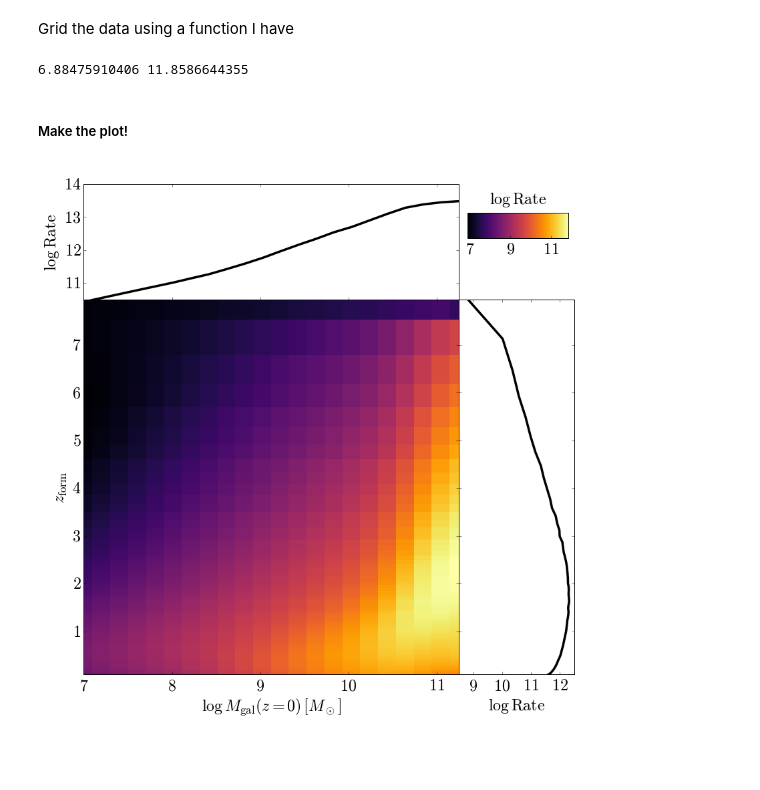
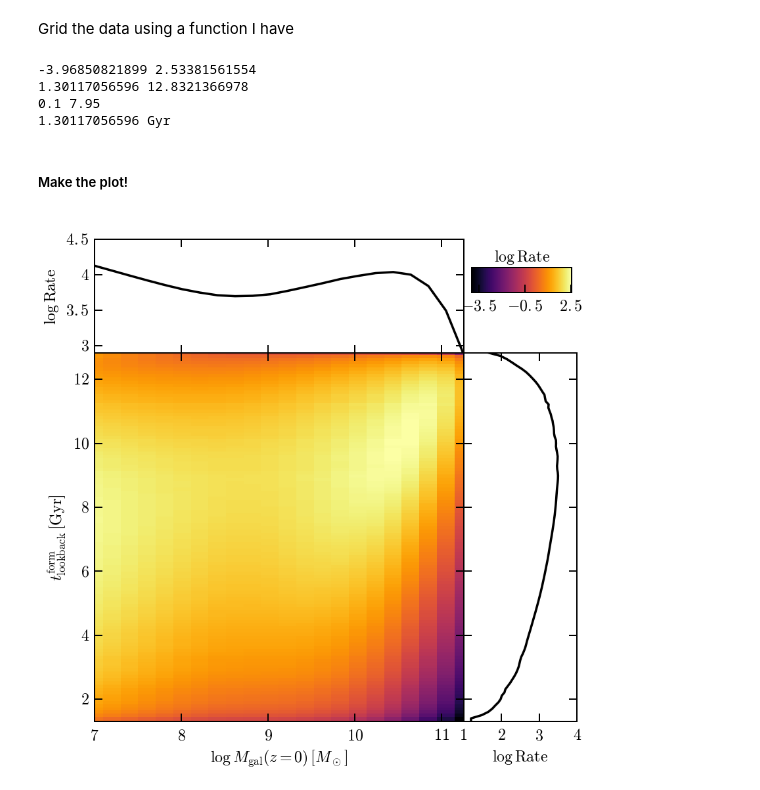
Before and after one commit to fagan2888/LIGOMergerHosts, a Jupyter notebook: make_2d_plot.ipynb, the cells around one changed output. Cells and saved outputs as stored; diff of their text form; code cells hidden in the pictures; blank space fills up the shorter version.

Commit message:
updated 2d plotting notebook to have the y axis be lookback time, rather than zform

```diff
--- a/make_2d_plot.ipynb
+++ b/make_2d_plot.ipynb
@@ -17,5 +25,5 @@ lograte = log10(rate)
 ##### Sum up the data in the vertical and horizontal direction:
 # %%
 uniqM = unique(logM)    #always working in logspace
-uniqz = unique(zform)
+uniqt = unique(tform)
 # %% [markdown]
@@ -24,40 +32,46 @@ uniqM is the x array for the top plot; uniqz is the y array for the right plot (
 Now I need to sum along each axis:
 # %%
 rate_top = empty_like(uniqM)
-rate_right = empty_like(uniqz)
+rate_right = empty_like(uniqt)
 
 # dlogM = 0.2
 # dt = 1e8  #years
 
 for ii in range(uniqM.shape[0]):
     rate_top[ii] = rate[logM==uniqM[ii]].sum()   #*dt   #don't multiply by dt because Astrid already did it
-for ii in range(uniqz.shape[0]):
-    rate_right[ii] = rate[zform==uniqz[ii]].sum()  #*dlogM #don't multiply by dlogM because Astrid already did it
+for ii in range(uniqt.shape[0]):
+    rate_right[ii] = rate[tform==uniqt[ii]].sum()  #*dlogM #don't multiply by dlogM because Astrid already did it
 # %% [markdown]
 Grid the data using a function I have
 # %%
 from mytools import griddata
-Mgrid,Zgrid,Rgrid = griddata(logM,zform,rate)
+Mgrid,Tgrid,Rgrid = griddata(logM,tform,rate)
-# %%
-print min(log10(Rgrid.flatten())),max(log10(Rgrid.flatten()))
-# %% [output]
-6.88475910406 11.8586644355
+# %%
+print min(log10(Rgrid.flatten())),max(log10(Rgrid.flatten()))
+print tform.min(),tform.max()
+print zform.min(),zform.max()
+print cosmo.lookback_time(0,0.1).in_units('Gyr')   #from Ned Wright, should be 1.3 Gyr
+# %% [output]
+-3.96850821899 2.53381561554
+1.30117056596 12.8321366978
+0.1 7.95
+1.30117056596 Gyr
 # %% [markdown]
 ##### Make the plot!
 # %%
 xtickloc = [7,8,9,10,11]
 xtickstr = ['$'+str(kk)+'$' for kk in xtickloc]
 
-ytickloc = [0,1,2,3,4,5,6,7,8]
+ytickloc = [0,2,4,6,8,10,12]
 ytickstr = ['$'+str(kk)+'$' for kk in ytickloc]
 
-toptickloc = [11,12,13,14]
+toptickloc = [3,3.5,4,4.5]
 toptickstr = ['$'+str(kk)+'$' for kk in toptickloc]
 
-righttickloc = [9,10,11,12]
+righttickloc = [1,2,3,4]
 righttickstr = ['$'+str(kk)+'$' for kk in righttickloc]
 
-ctickloc = [7,9,11]
+ctickloc = [-3.5,-0.5,2.5]
 ctickstr = ['$'+str(kk)+'$' for kk in ctickloc]
 
 fontsize = 24
@@ -79,13 +93,13 @@ cax.set_axis_off()
 plt.setp(top_ax.get_xticklabels(),visible=False)
 plt.setp(right_ax.get_yticklabels(),visible=False)
 
-im = main_ax.pcolormesh(Mgrid,Zgrid,log10(Rgrid),cmap='inferno') #,vmin=vmin,vmax=vmax)
+im = main_ax.pcolormesh(Mgrid,Tgrid,log10(Rgrid),cmap='inferno')   #,vmin=vmin,vmax=vmax)
 
 top_ax.plot(uniqM,log10(rate_top),'k-',lw=3.5)
-right_ax.plot(log10(rate_right),uniqz,'k-',lw=3.5)
+right_ax.plot(log10(rate_right),uniqt,'k-',lw=3.5)
 
 main_ax.set_xlabel(r'$\log\,M_\mathrm{gal}(z = 0)\,[M_\odot]$',fontsize=fontsize)
-main_ax.set_ylabel(r'$z_\mathrm{form}$',fontsize=fontsize)
+main_ax.set_ylabel(r'$t_\mathrm{lookback}^\mathrm{form}\,\mathrm{[Gyr]}$',fontsize=fontsize)
 right_ax.set_xlabel(r'$\log\,\mathrm{Rate}$',fontsize=fontsize)
 top_ax.set_ylabel(r'$\log\,\mathrm{Rate}$',fontsize=fontsize)
 
@@ -98,38 +112,37 @@ main_ax.set_yticklabels(ytickstr,fontsize=fontsize)
 main_ax.set_xlim(logM.min(),logM.max())
 top_ax.set_xlim(main_ax.get_xlim())
 
-main_ax.set_ylim(zform.min(),zform.max())
+main_ax.set_ylim(tform.min(),tform.max())
 right_ax.set_ylim(main_ax.get_ylim())
 
-top_ax.set_ylim(10.5,14)
-right_ax.set_xlim(8.5,12.5)
+top_ax.set_ylim(2.9,4.5)
+right_ax.set_xlim(1,4)
 
 top_ax.set_yticks(toptickloc)
 top_ax.set_yticklabels(toptickstr,fontsize=fontsize)
 
 right_ax.set_xticks(righttickloc)
 right_ax.set_xticklabels(righttickstr,fontsize=fontsize)
-
 
 # loc = plticker.MultipleLocator(base=4.0) # this locator puts ticks at regular intervals
 # right_ax.xaxis.set_major_locator(loc)
 # top_ax.yaxis.set_major_locator(loc)
 
 # norm = mpl.colors.Normalize(vmin=min(log10(Rgrid.flatten())), vmax=max(log10(Rgrid.flatten())))
 # cbar = mpl.colorbar.ColorbarBase(cax,cmap='inferno',norm=norm,orientation='horizontal')
 # cbar.set_label('test')
 
 cbar = plt.colorbar(im,orientation='horizontal',fraction=0.5,aspect=4)
 
 cbar.set_label(r'$\log\,\mathrm{Rate}$',fontsize=fontsize,labelpad=-100,horizontalalignment='center')
 cbar.set_ticks(ctickloc)
 cbar.set_ticklabels(ctickstr)
 for t in cbar.ax.xaxis.get_ticklabels():
     t.set_fontsize(fontsize)
 
 # cax.set_xlabel(r'$\log_{10}(Rate)$',fontsize=24)
 # plt.figtext(0.81,0.815+0.155,r'$\log\,\mathrm{Rate}$',fontsize=24,ha='left',va='bottom')
 
 plt.savefig(outname)
 # %% [output]
-[figure, old version]
+[figure, new version]
```
Also changed, not shown: parts of 5 cells of this notebook.
